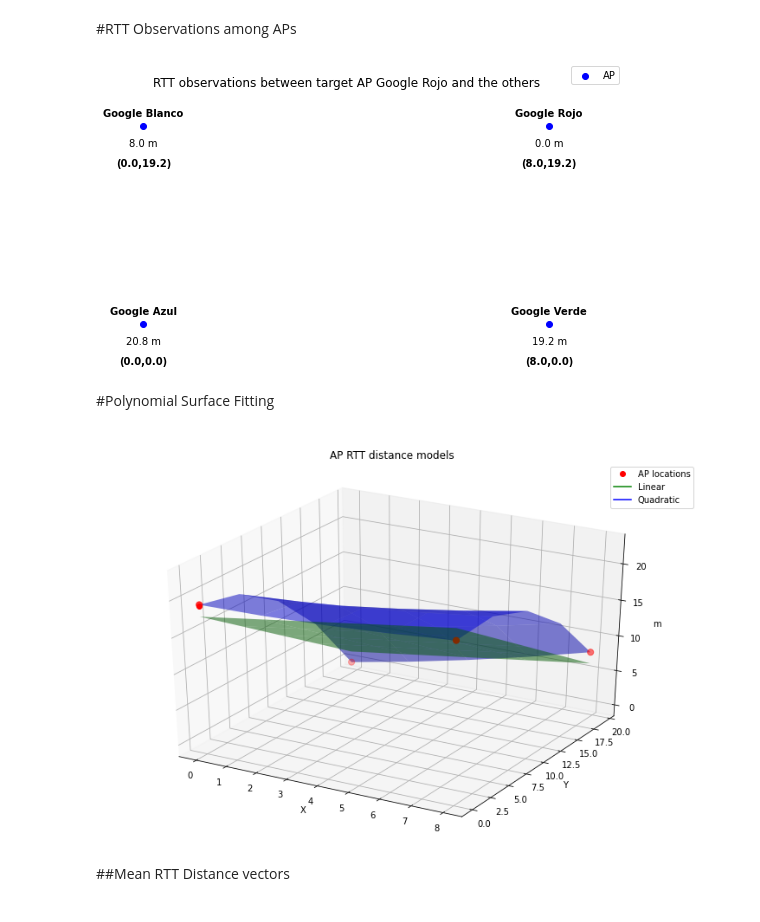
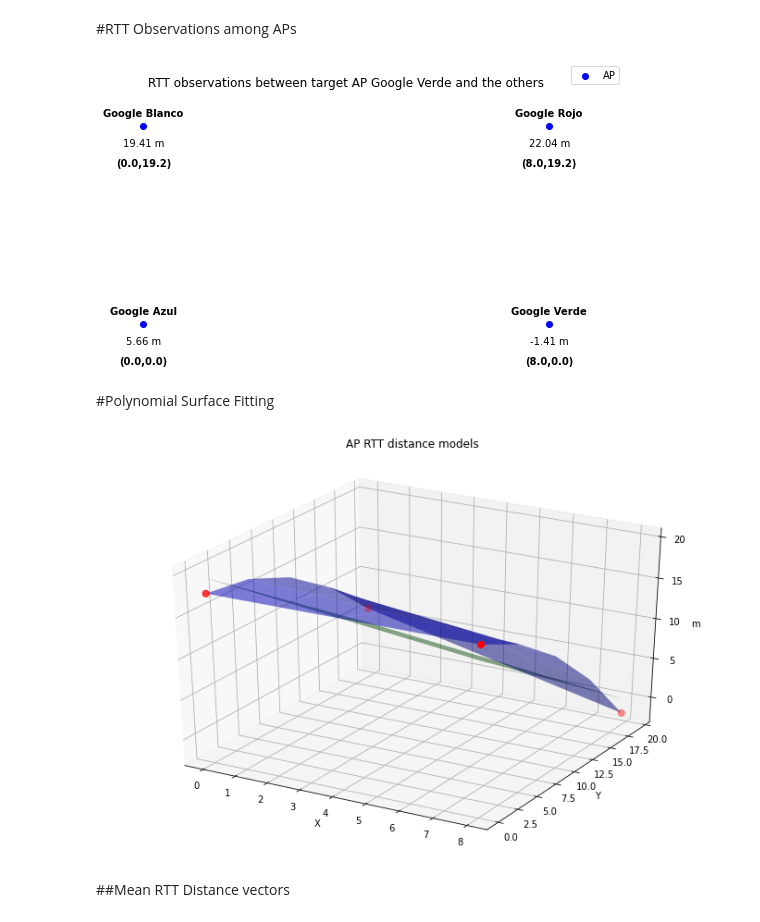
Before and after one commit to carlogattuso/Indoor_Positioning_RTT_GPR, a Jupyter notebook: psfm_gpr.ipynb, the cells around one changed output. Saved outputs shown, nothing was run; the diff lists cells and outputs as text; code cells hidden in the pictures.

```diff
--- a/psfm_gpr.ipynb
+++ b/psfm_gpr.ipynb
@@ -30,0 +33,7 @@ Mounted at /content/drive
+# %%
+"""
+File reading
+"""
+df = pd.read_csv('/content/drive/MyDrive/GPR/data/Meas_Sala_Actos/SalaActos_todos.csv', sep = ",", index_col=False, encoding='latin-1')
+df = df.replace(to_replace = -100, value = np.nan)
+df.head()
@@ -59,13 +75,13 @@ class AP:
 # %%
 ap_list = []
 
-ap_list.append(AP('Google Blanco', 0, 19.2, 20, '58:cb:52:d7:b5:31#WIFI-RTT'))
+ap_list.append(AP('Google Blanco', 0, 19.2, 20, '58:cb:52:d7:bb:61#WIFI-RTT'))
 
 ap_list.append(AP('Google Azul', 0, 0, 0, '58:cb:52:d7:b5:5d#WIFI-RTT'))
 
 #ap_list.append(AP('Google Amarillo', 4, 0, 2, '58:cb:52:d7:b5:31#WIFI-RTT'))
 
-ap_list.append(AP('Google Verde', 8, 0, 4, '58:cb:52:d7:ad:ac#WIFI-RTT'))
+ap_list.append(AP('Google Verde', 8, 0, 4, '58:cb:52:d7:b5:31#WIFI-RTT'))
 
 #ap_list.append(AP('Linksys 1', 0, 9.6, 10, '30:23:03:87:19:6c#WIFI-RTT'))
 
@@ -221,9 +238,26 @@ Target AP to compute algorithm: AP[0,0]
 Let's assume an euclidean distance as RTT distance observations
 """
 d_RTT = compute_euclidean_distance(L_ap)
+# %%
+"""
+Dataset split
+    - ap_obs --> RTT observations between APs
+
+We are getting RTT observations from dataset, splitting AP and VRP samples
+"""
+ap_obs = np.empty((n_ap, n_ap, 100))
+
+df.sort_values(ap_mac)
+for count, row in enumerate(L_ap):
+  aux = df.loc[(df['x'] == row[0]) & (df['y'] == row[1]) & (df['móvil'] == 'Pixel')]
+  aux = aux[ap_mac].values
+  aux = aux.T
+  ap_obs[count,:,:] = aux
+
+d_RTT = ap_obs[:,:,1]
 # %%
 #@title ##Observations plot
-ap_selected = "Google Rojo"  #@param ['Google Blanco', 'Linksys 1', 'Google Azul', 'Linksys 2', 'Google Rojo', 'Linksys 3', 'Google Verde']
+ap_selected = "Google Verde"  #@param ['Google Blanco', 'Linksys 1', 'Google Azul', 'Linksys 2', 'Google Rojo', 'Linksys 3', 'Google Verde']
 
 try:
   ap_indexes[ap_selected]
@@ -268,7 +302,7 @@ for x,y,z in zip(coordinates_ap[:,0],coordinates_ap[:,1], np.linspace(0, 6, 7).a
                  ha='center',
                  weight='bold') # horizontal alignment can be left, right or center
 # %% [output]
-[figure, old version]
+[figure, new version]
 # %% [markdown]
 #Polynomial Surface Fitting
 # %%
@@ -325,39 +359,39 @@ Z_1 = np.array([sample_distance(X, Y, models_1[i]) for (i) in np.linspace(0, n_a
 Z_2 = np.array([sample_distance(X, Y, models_2[i]) for (i) in np.linspace(0, n_ap - 1, n_ap).astype(int)])
 # %%
 #@title ##Surface Fitting Models Plot
-ap_selected = "Google Blanco"  #@param ['Google Blanco', 'Linksys 1', 'Google Azul', 'Linksys 2', 'Google Rojo', 'Linksys 3', 'Google Verde']
+ap_selected = "Google Rojo"  #@param ['Google Blanco', 'Linksys 1', 'Google Azul', 'Linksys 2', 'Google Rojo', 'Linksys 3', 'Google Verde']
 
 try:
   ap_indexes[ap_selected]
 except:
   ap_selected = ap_labels[0]
 
 fig = plt.figure(figsize=(12,8))
 
 ax = fig.gca(projection='3d')
 
 l1 = ax.plot_surface(X, Y, Z_1[int(ap_indexes[ap_selected]),:,:], rstride=1, cstride=1, alpha=0.5, label='linear', color='g')
 l2 = ax.plot_surface(X, Y, Z_2[int(ap_indexes[ap_selected]),:,:], rstride=1, cstride=1, alpha=0.5, label='quadratic', color='b')
 
 ax.scatter(L_ap[:,0], L_ap[:,1], d_RTT[:,int(ap_indexes[ap_selected])], c='r', s=50)
 
 plt.xlabel('X')
 plt.ylabel('Y')
 ax.set_zlabel('m')
 ax.axis('auto')
 
 line_labels = ["AP locations","Linear", "Quadratic"]
 
-ax.plot([0], [0], d_RTT[:,int(ap_indexes[ap_selected])][0], color="red", marker='o', linewidth=0)[0]
-ax.plot([0], [0], color="green")[0]
-ax.plot([0], [0], color="blue")[0]
+#ax.plot([0], [0], d_RTT[:,int(ap_indexes[ap_selected])][0], color="red", marker='o', linewidth=0)[0]
+#ax.plot([0], [0], color="green")[0]
+#ax.plot([0], [0], color="blue")[0]
 
-fig.legend(labels=line_labels,loc="upper right",borderaxespad=4)
+#fig.legend(labels=line_labels,loc="upper right",borderaxespad=4)
 
 plt.title('AP RTT distance models', pad=40)
 plt.show()
 # %% [output]
-[figure, old version]
+[figure, new version]
 # %% [markdown]
 ##Mean RTT Distance vectors
 # %%
```
Also changed, not shown: parts of 26 cells of this notebook.
